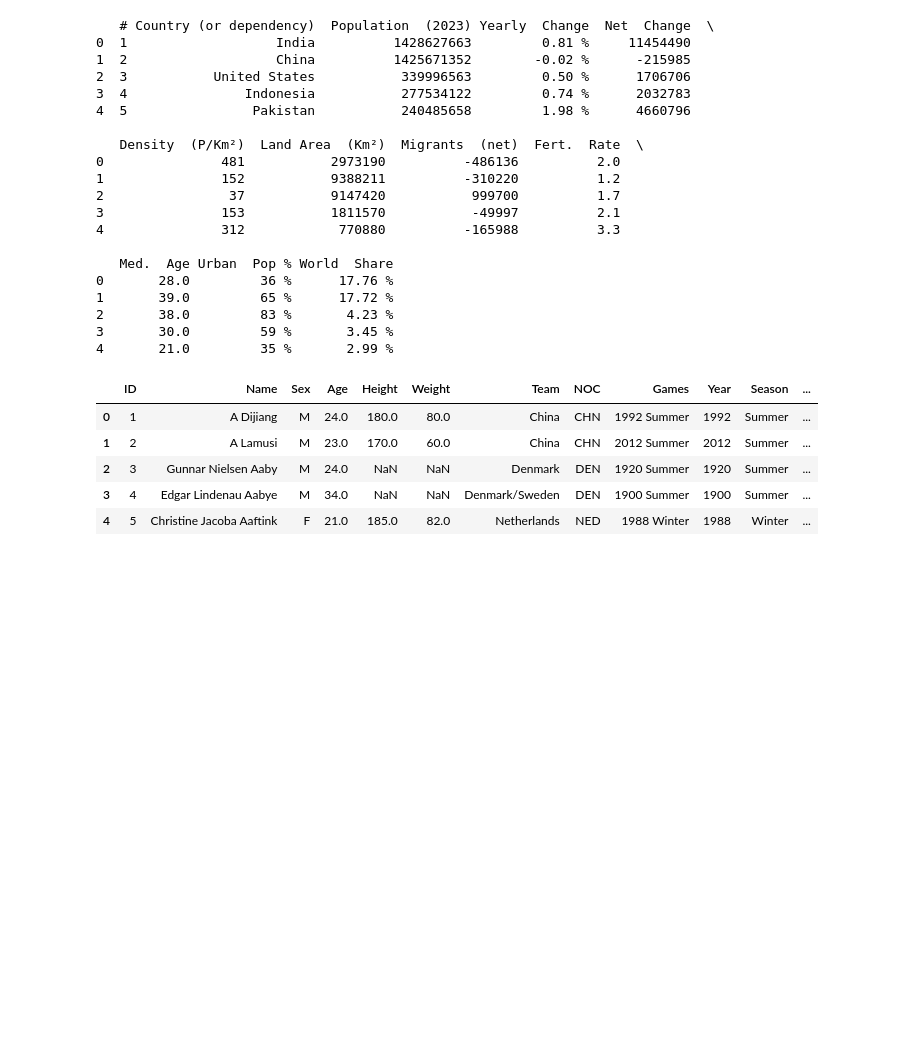
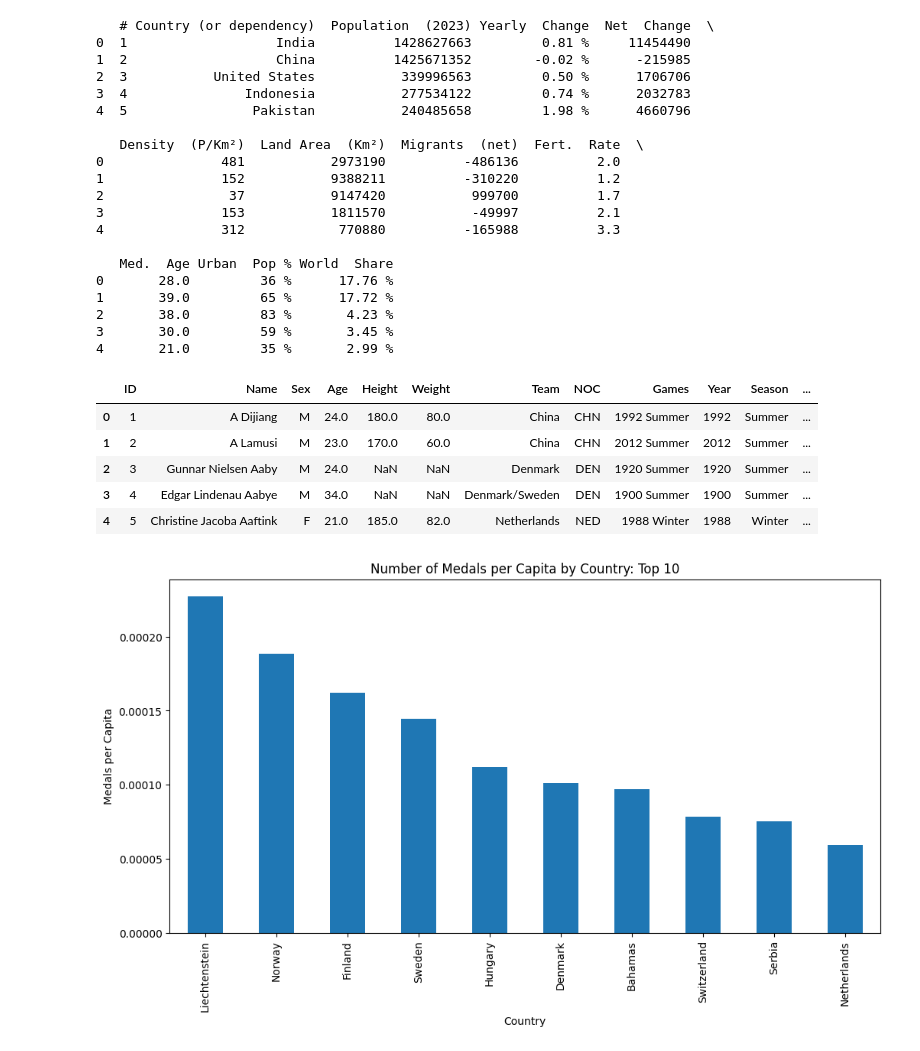
Before and after one commit to TobiasEnglund/Projekt-OS-Italien, a Jupyter notebook: Uppgift_0.ipynb, the cells around one changed output. Drawn from its saved outputs; the diff is of its cells as text; code cells hidden in the pictures; blank space fills up the shorter version.

Commit message:
Finish Medals per Capita

```diff
--- a/Uppgift_0.ipynb
+++ b/Uppgift_0.ipynb
@@ -374,3 +377,14 @@ merged_df.head(5)
 | 2 | 3 | Gunnar Nielsen Aaby | M | 24.0 | NaN | NaN | Denmark | DEN | 1920 Summer | 1920 | Summer | ... |
 | 3 | 4 | Edgar Lindenau Aabye | M | 34.0 | NaN | NaN | Denmark/Sweden | DEN | 1900 Summer | 1900 | Summer | ... |
 | 4 | 5 | Christine Jacoba Aaftink | F | 21.0 | 185.0 | 82.0 | Netherlands | NED | 1988 Winter | 1988 | Winter | ... |
+# %%
+medals_per_capita = merged_df.groupby('region')['Medal'].count() / merged_df.groupby('region')['Population  (2023)'].mean()
+
+plt.figure(figsize=(12,6))
+medals_per_capita.sort_values(ascending=False)[:10].plot(kind='bar')
+plt.title('Number of Medals per Capita by Country: Top 10')
+plt.xlabel('Country')
+plt.ylabel('Medals per Capita')
+plt.show()
+# %% [output]
+[figure, added]
```
Also changed, not shown: parts of 1 cell of this notebook.
